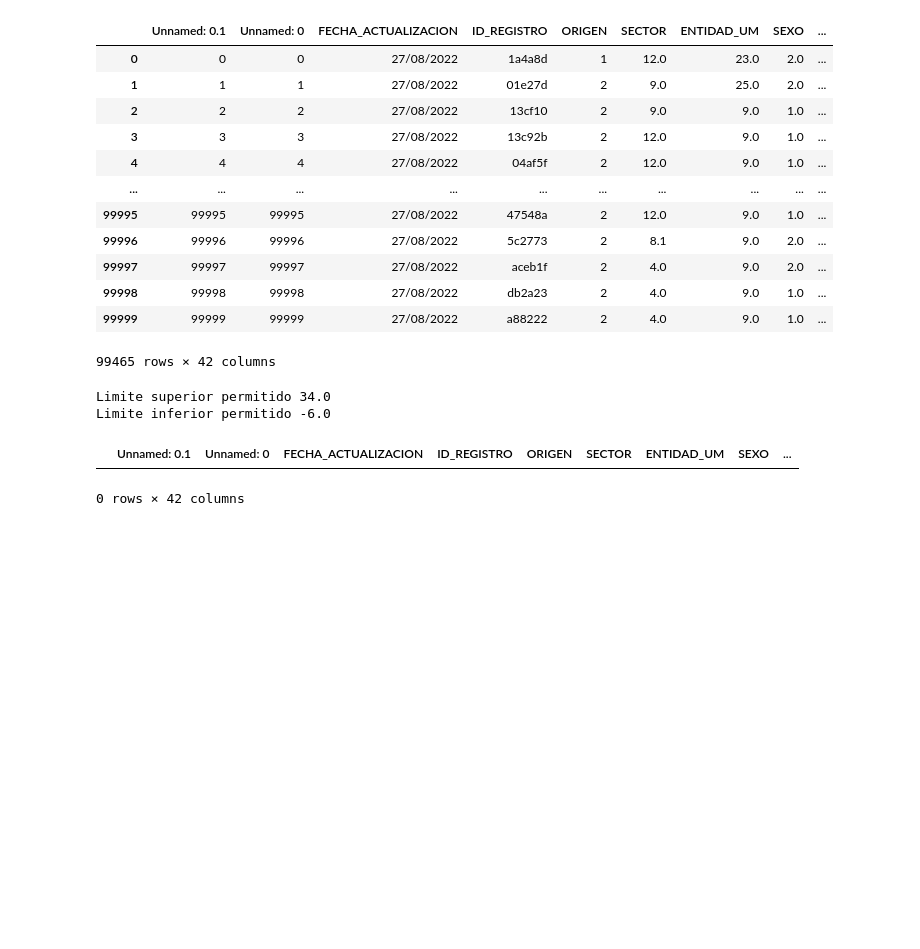
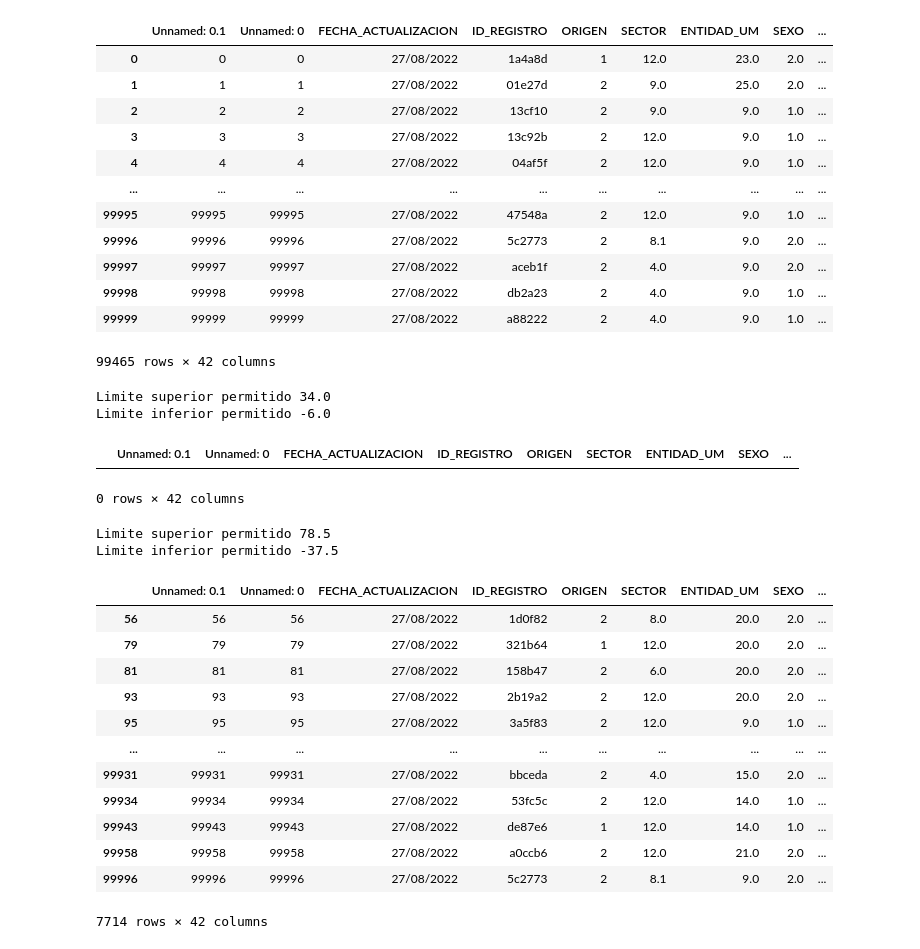
Before and after one commit to ElizabethCobos/Actividad4, a Jupyter notebook: Actividad4.ipynb, the cells around one changed output. Cells and saved outputs as stored; diff of their text form; code cells hidden in the pictures; blank space fills up the shorter version.

Commit message:
Outlier Municipio_res

```diff
--- a/Actividad4.ipynb
+++ b/Actividad4.ipynb
@@ -639,3 +639,37 @@ outliers_iqr
 # %% [output]
 |  | Unnamed: 0.1 | Unnamed: 0 | FECHA_ACTUALIZACION | ID_REGISTRO | ORIGEN | SECTOR | ENTIDAD_UM | SEXO | ... |
 0 rows × 42 columns
+# %%
+#MUNICIPIO_RES
+#Método aplicando Cuartiles. Encuentro cuartiles 0.25 y 0.75
+y=data_fil["MUNICIPIO_RES"]
+
+percentile25=y.quantile(0.25) #Q1
+percentile75=y.quantile(0.75) #Q3
+iqr= percentile75 - percentile25
+
+Limite_Superior_iqr= percentile75 + 1.5*iqr
+Limite_Inferior_iqr= percentile25 - 1.5*iqr
+print("Limite superior permitido", Limite_Superior_iqr)
+print("Limite inferior permitido", Limite_Inferior_iqr)
+# %% [output]
+Limite superior permitido 78.5
+Limite inferior permitido -37.5
+# %%
+#Encontramos Outliers
+outliers_iqr= data_fil[(y>Limite_Superior_iqr)|(y<Limite_Inferior_iqr)]
+outliers_iqr
+# %% [output]
+|  | Unnamed: 0.1 | Unnamed: 0 | FECHA_ACTUALIZACION | ID_REGISTRO | ORIGEN | SECTOR | ENTIDAD_UM | SEXO | ... |
+| 56 | 56 | 56 | 27/08/2022 | 1d0f82 | 2 | 8.0 | 20.0 | 2.0 | ... |
+| 79 | 79 | 79 | 27/08/2022 | 321b64 | 1 | 12.0 | 20.0 | 2.0 | ... |
+| 81 | 81 | 81 | 27/08/2022 | 158b47 | 2 | 6.0 | 20.0 | 2.0 | ... |
+| 93 | 93 | 93 | 27/08/2022 | 2b19a2 | 2 | 12.0 | 20.0 | 2.0 | ... |
+| 95 | 95 | 95 | 27/08/2022 | 3a5f83 | 2 | 12.0 | 9.0 | 1.0 | ... |
+| ... | ... | ... | ... | ... | ... | ... | ... | ... | ... |
+| 99931 | 99931 | 99931 | 27/08/2022 | bbceda | 2 | 4.0 | 15.0 | 2.0 | ... |
+| 99934 | 99934 | 99934 | 27/08/2022 | 53fc5c | 2 | 12.0 | 14.0 | 1.0 | ... |
+| 99943 | 99943 | 99943 | 27/08/2022 | de87e6 | 1 | 12.0 | 14.0 | 1.0 | ... |
+| 99958 | 99958 | 99958 | 27/08/2022 | a0ccb6 | 2 | 12.0 | 21.0 | 2.0 | ... |
+| 99996 | 99996 | 99996 | 27/08/2022 | 5c2773 | 2 | 8.1 | 9.0 | 2.0 | ... |
+7714 rows × 42 columns
```
Also changed, not shown: parts of 1 cell of this notebook.
